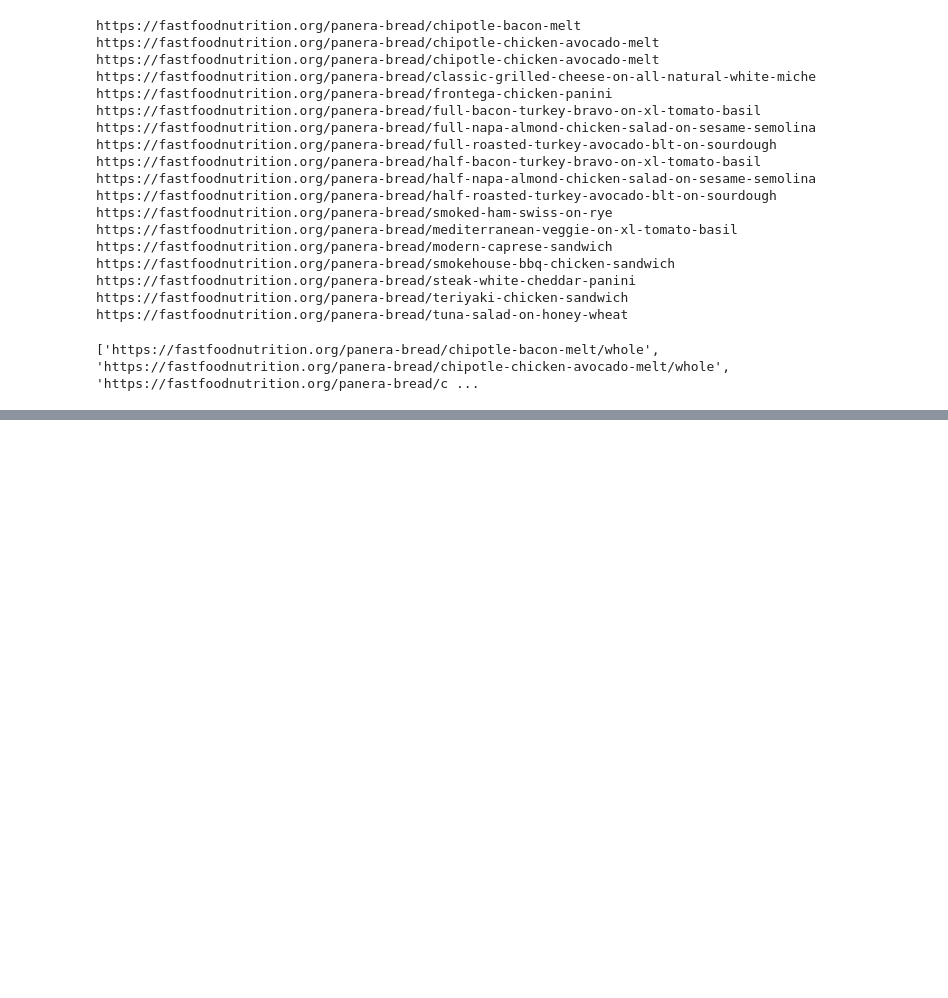
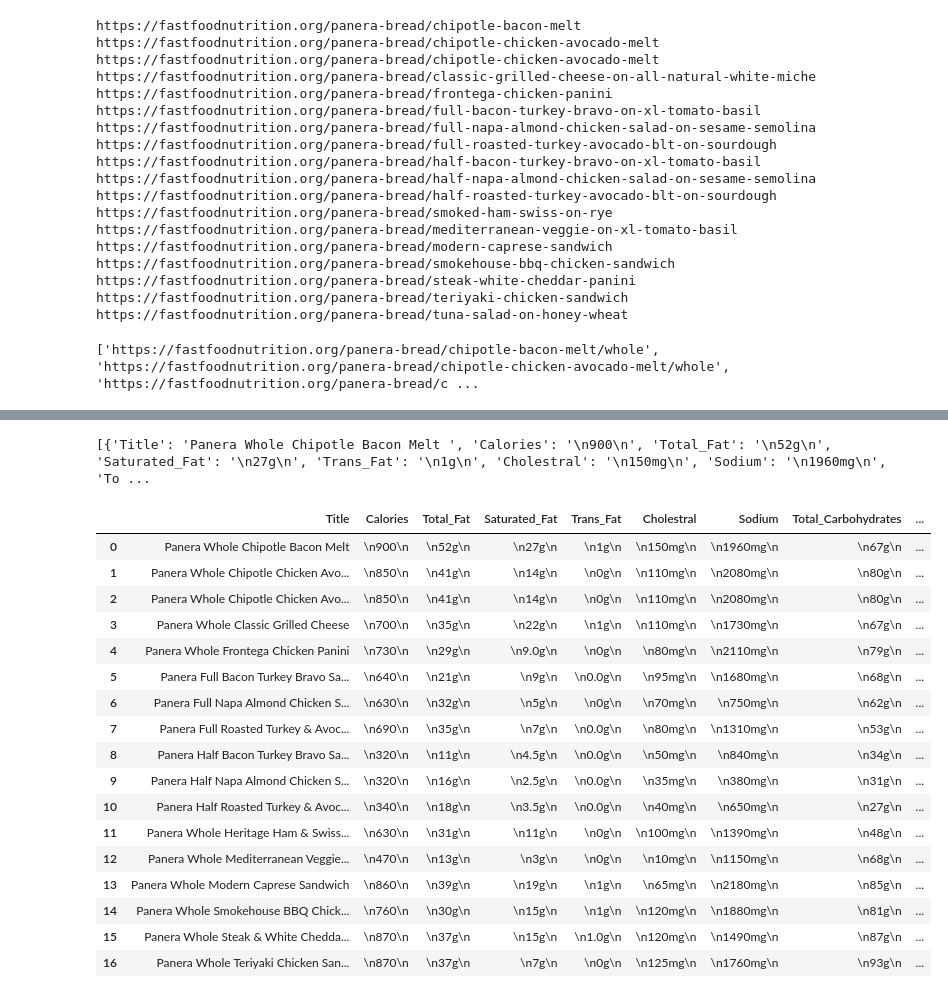
Before and after one commit to Jen-Dean/Consumer_ETL, a Jupyter notebook: Panera.ipynb, the cells around one changed output, grey strips where cells are left out. Drawn from its saved outputs; the diff is of its cells as text; code cells hidden in the pictures; blank space fills up the shorter version.

Commit message:
create a dataframe with the scraped data

```diff
--- a/Panera.ipynb
+++ b/Panera.ipynb
@@ -59,9 +56,17 @@ nutrition_soup = bs(html, 'html.parser')
 # %%
+page = "https://fastfoodnutrition.org/panera-bread/chipotle-bacon-melt/whole"
+
+browser.visit(page)
+html = browser.html
+
+nutrition_soup = bs(html, 'html.parser')
 nutrition_table = nutrition_soup.find('tbody')
+# scrape title
+Title = nutrition_soup.find("div", {"id": "nutrition_facts"}).find_all('h2')[0].find('span').text
+print(Title)
 
 # scrape calories
 Calories = nutrition_table.find_all('tr')[1].find_all('td')[1].text
-print(Calories)
 
 # scrape Total_Fat
 Total_Fat = nutrition_table.find_all('tr')[4].find_all('td')[1].text
@@ -123,0 +201,26 @@ Panera Whole Chipotle Bacon Melt
+# %%
+print(panera_nutrition_lst)
+# %% [output]
+[{'Title': 'Panera Whole Chipotle Bacon Melt ', 'Calories': '\n900\n', 'Total_Fat': '\n52g\n', 'Saturated_Fat': '\n27g\n', 'Trans_Fat': '\n1g\n', 'Cholestral': '\n150mg\n', 'Sodium': '\n1960mg\n', 'To ...
+# %%
+nutrition_df = pd.DataFrame(panera_nutrition_lst)
+nutrition_df
+# %% [output]
+|  | Title | Calories | Total_Fat | Saturated_Fat | Trans_Fat | Cholestral | Sodium | Total_Carbohydrates | ... |
+| 0 | Panera Whole Chipotle Bacon Melt | \n900\n | \n52g\n | \n27g\n | \n1g\n | \n150mg\n | \n1960mg\n | \n67g\n | ... |
+| 1 | Panera Whole Chipotle Chicken Avo... | \n850\n | \n41g\n | \n14g\n | \n0g\n | \n110mg\n | \n2080mg\n | \n80g\n | ... |
+| 2 | Panera Whole Chipotle Chicken Avo... | \n850\n | \n41g\n | \n14g\n | \n0g\n | \n110mg\n | \n2080mg\n | \n80g\n | ... |
+| 3 | Panera Whole Classic Grilled Cheese | \n700\n | \n35g\n | \n22g\n | \n1g\n | \n110mg\n | \n1730mg\n | \n67g\n | ... |
+| 4 | Panera Whole Frontega Chicken Panini | \n730\n | \n29g\n | \n9.0g\n | \n0g\n | \n80mg\n | \n2110mg\n | \n79g\n | ... |
+| 5 | Panera Full Bacon Turkey Bravo Sa... | \n640\n | \n21g\n | \n9g\n | \n0.0g\n | \n95mg\n | \n1680mg\n | \n68g\n | ... |
+| 6 | Panera Full Napa Almond Chicken S... | \n630\n | \n32g\n | \n5g\n | \n0g\n | \n70mg\n | \n750mg\n | \n62g\n | ... |
+| 7 | Panera Full Roasted Turkey & Avoc... | \n690\n | \n35g\n | \n7g\n | \n0.0g\n | \n80mg\n | \n1310mg\n | \n53g\n | ... |
+| 8 | Panera Half Bacon Turkey Bravo Sa... | \n320\n | \n11g\n | \n4.5g\n | \n0.0g\n | \n50mg\n | \n840mg\n | \n34g\n | ... |
+| 9 | Panera Half Napa Almond Chicken S... | \n320\n | \n16g\n | \n2.5g\n | \n0.0g\n | \n35mg\n | \n380mg\n | \n31g\n | ... |
+| 10 | Panera Half Roasted Turkey & Avoc... | \n340\n | \n18g\n | \n3.5g\n | \n0.0g\n | \n40mg\n | \n650mg\n | \n27g\n | ... |
+| 11 | Panera Whole Heritage Ham & Swiss... | \n630\n | \n31g\n | \n11g\n | \n0g\n | \n100mg\n | \n1390mg\n | \n48g\n | ... |
+| 12 | Panera Whole Mediterranean Veggie... | \n470\n | \n13g\n | \n3g\n | \n0g\n | \n10mg\n | \n1150mg\n | \n68g\n | ... |
+| 13 | Panera Whole Modern Caprese Sandwich | \n860\n | \n39g\n | \n19g\n | \n1g\n | \n65mg\n | \n2180mg\n | \n85g\n | ... |
+| 14 | Panera Whole Smokehouse BBQ Chick... | \n760\n | \n30g\n | \n15g\n | \n1g\n | \n120mg\n | \n1880mg\n | \n81g\n | ... |
+| 15 | Panera Whole Steak & White Chedda... | \n870\n | \n37g\n | \n15g\n | \n1.0g\n | \n120mg\n | \n1490mg\n | \n87g\n | ... |
+| 16 | Panera Whole Teriyaki Chicken San... | \n870\n | \n37g\n | \n7g\n | \n0g\n | \n125mg\n | \n1760mg\n | \n93g\n | ... |
```
Also changed, not shown: parts of 5 cells of this notebook, 2 other files.
